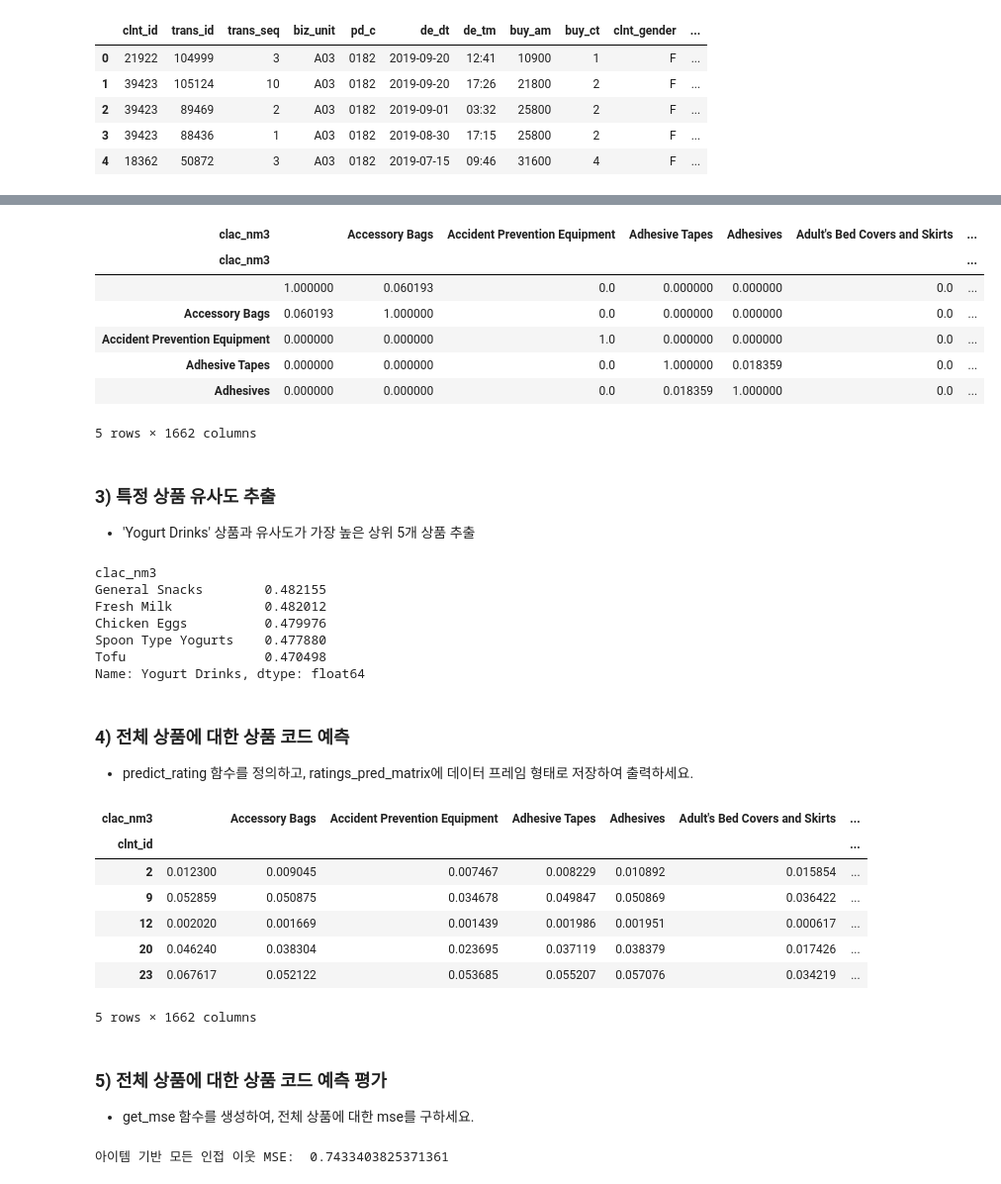
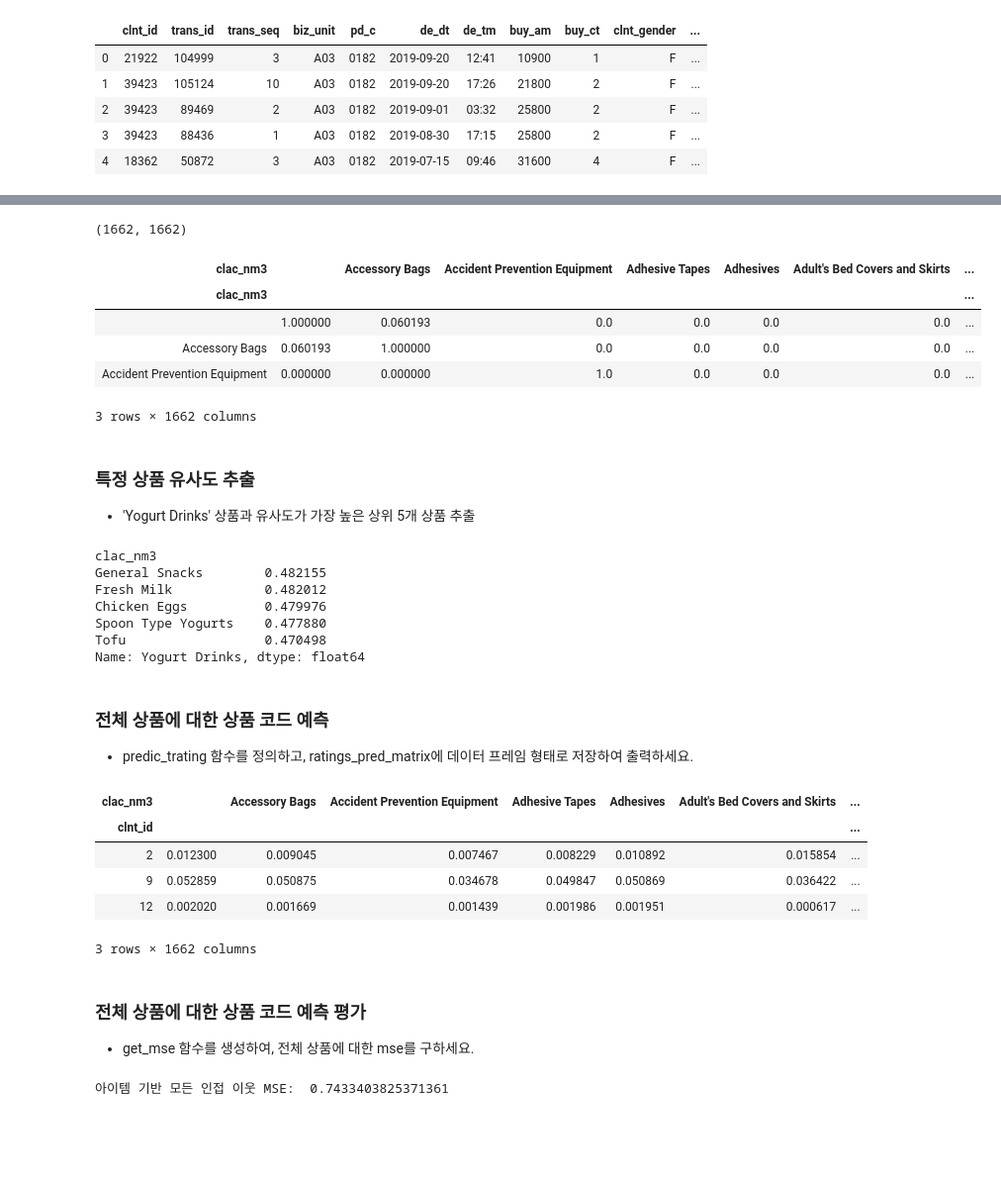
Before and after one commit to juhee3199/Machine-learning_advanced-study, a Jupyter notebook: 2-11 추천시스템 복습/2-11 추천시스템 복습.ipynb, the cells around one changed output, grey strips where cells are left out. Shown at 99% size. Drawn from its saved outputs; the diff is of its cells as text; code cells hidden in the pictures; blank space fills up the shorter version.

```diff
--- a/2-11 추천시스템 복습/2-11 추천시스템 복습.ipynb
+++ b/2-11 추천시스템 복습/2-11 추천시스템 복습.ipynb
@@ -63,20 +60,21 @@ ratings_matrix_T.head()
 # %%
 from sklearn.metrics.pairwise import cosine_similarity
 
 merchan_sim = cosine_similarity(ratings_matrix_T, ratings_matrix_T)
-merchan_sim_df = pd.DataFrame(data=merchan_sim, index = ratings_matrix.columns,
-                             columns = ratings_matrix.columns)
-merchan_sim_df.head()
+
+merchan_sim_df = pd.DataFrame(data=merchan_sim, index=ratings_matrix.columns,
+                          columns=ratings_matrix.columns)
+print(merchan_sim_df.shape)
+merchan_sim_df.head(3)
 # %% [output]
+(1662, 1662)
 | clac_nm3 |  | Accessory Bags | Accident Prevention Equipment | Adhesive Tapes | Adhesives | Adult's Bed Covers and Skirts | ... |
 | clac_nm3 |  |  |  |  |  |  | ... |
-|  | 1.000000 | 0.060193 | 0.0 | 0.000000 | 0.000000 | 0.0 | ... |
-| Accessory Bags | 0.060193 | 1.000000 | 0.0 | 0.000000 | 0.000000 | 0.0 | ... |
-| Accident Prevention Equipment | 0.000000 | 0.000000 | 1.0 | 0.000000 | 0.000000 | 0.0 | ... |
-| Adhesive Tapes | 0.000000 | 0.000000 | 0.0 | 1.000000 | 0.018359 | 0.0 | ... |
-| Adhesives | 0.000000 | 0.000000 | 0.0 | 0.018359 | 1.000000 | 0.0 | ... |
+|  | 1.000000 | 0.060193 | 0.0 | 0.0 | 0.0 | 0.0 | ... |
+| Accessory Bags | 0.060193 | 1.000000 | 0.0 | 0.0 | 0.0 | 0.0 | ... |
+| Accident Prevention Equipment | 0.000000 | 0.000000 | 1.0 | 0.0 | 0.0 | 0.0 | ... |
-5 rows × 1662 columns
+3 rows × 1662 columns
 # %% [markdown]
-### 3) 특정 상품 유사도 추출
+### 특정 상품 유사도 추출
 - 'Yogurt Drinks' 상품과 유사도가 가장 높은 상위 5개 상품 추출
 # %%
@@ -90,6 +88,6 @@ Spoon Type Yogurts    0.477880
 Tofu                  0.470498
 Name: Yogurt Drinks, dtype: float64
 # %% [markdown]
-### 4) 전체 상품에 대한 상품 코드 예측
-- predict_rating 함수를 정의하고, ratings_pred_matrix에 데이터 프레임 형태로 저장하여 출력하세요.
+### 전체 상품에 대한 상품 코드 예측
+- predic_trating 함수를 정의하고, ratings_pred_matrix에 데이터 프레임 형태로 저장하여 출력하세요.
 # %%
@@ -98,20 +96,18 @@ def predict_rating(ratings_arr, merchan_sim_arr):
     return ratings_pred
 # %%
-ratings_pred = predict_rating(ratings_matrix.values, merchan_sim_df.values)
-ratings_pred_matrix = pd.DataFrame(data=ratings_pred, index = ratings_matrix.index,
-                                  columns = ratings_matrix.columns)
-ratings_pred_matrix.head()
+ratings_pred = predict_rating(ratings_matrix.values , merchan_sim_df.values)
+ratings_pred_matrix = pd.DataFrame(data=ratings_pred, index= ratings_matrix.index,
+                                   columns = ratings_matrix.columns)
+ratings_pred_matrix.head(3)
 # %% [output]
 | clac_nm3 |  | Accessory Bags | Accident Prevention Equipment | Adhesive Tapes | Adhesives | Adult's Bed Covers and Skirts | ... |
 | clnt_id |  |  |  |  |  |  | ... |
 | 2 | 0.012300 | 0.009045 | 0.007467 | 0.008229 | 0.010892 | 0.015854 | ... |
 | 9 | 0.052859 | 0.050875 | 0.034678 | 0.049847 | 0.050869 | 0.036422 | ... |
 | 12 | 0.002020 | 0.001669 | 0.001439 | 0.001986 | 0.001951 | 0.000617 | ... |
-| 20 | 0.046240 | 0.038304 | 0.023695 | 0.037119 | 0.038379 | 0.017426 | ... |
-| 23 | 0.067617 | 0.052122 | 0.053685 | 0.055207 | 0.057076 | 0.034219 | ... |
-5 rows × 1662 columns
+3 rows × 1662 columns
 # %% [markdown]
-### 5) 전체 상품에 대한 상품 코드 예측 평가
+### 전체 상품에 대한 상품 코드 예측 평가
 - get_mse 함수를 생성하여, 전체 상품에 대한 mse를 구하세요.
 # %%
 from sklearn.metrics import mean_squared_error
```
Also changed, not shown: parts of 41 cells of this notebook.
